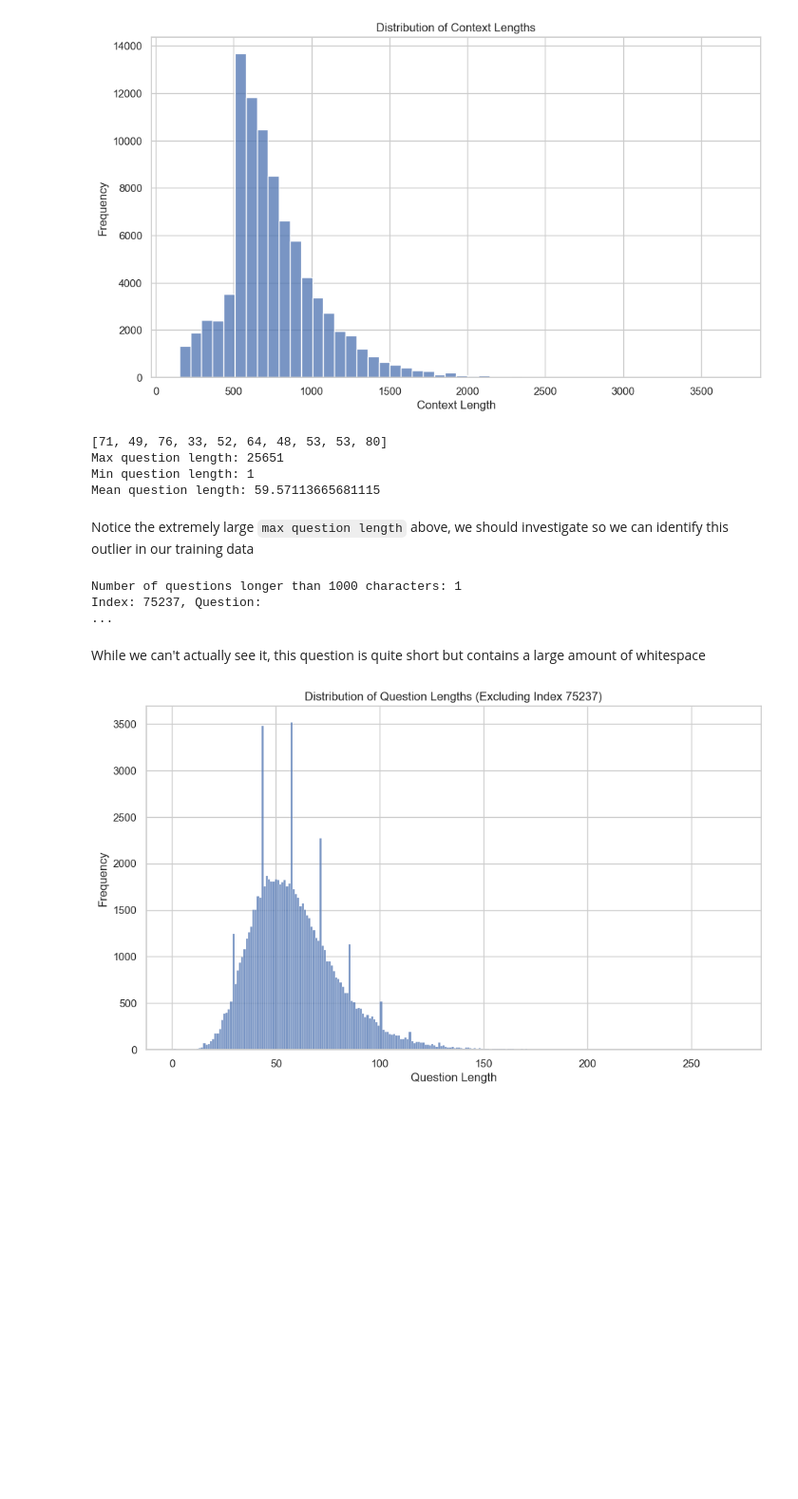
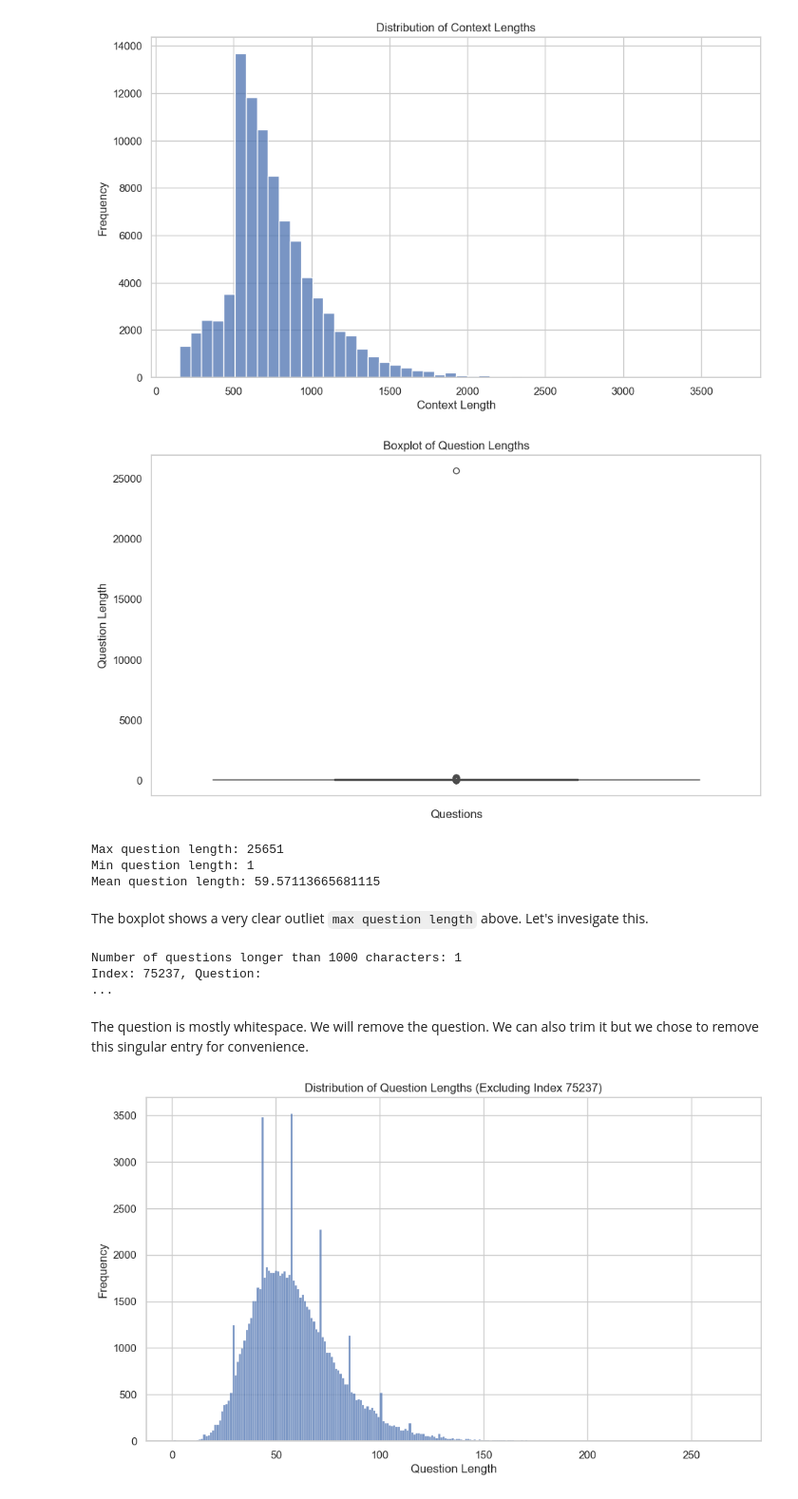
Before and after one commit to dominicfanucchi/aai-520_group8, a Jupyter notebook: AAI52-Group8-Final.ipynb, the cells around one changed output. Shown at 95% size. Drawn from its saved outputs; the diff is of its cells as text; code cells hidden in the pictures; blank space fills up the shorter version.

```diff
--- a/AAI52-Group8-Final.ipynb
+++ b/AAI52-Group8-Final.ipynb
@@ -118,16 +122,25 @@ plt.show()
 # %% [output]
 [figure]
 # %%
-question_lengths = [len(ex['question']) for ex in train_data]
-print(question_lengths[:10])
+question_lengths = [len(sample['question']) for sample in train_data]
+
+# Create the boxplot
+plt.figure(figsize=(10, 6))
+sns.boxplot(data=question_lengths)
+plt.title('Boxplot of Question Lengths')
+plt.ylabel('Question Length')
+plt.xlabel('Questions')
+plt.grid(axis='y')
+plt.show()
+
 print(f"Max question length: {max(question_lengths)}")
 print(f"Min question length: {min(question_lengths)}")
 print(f"Mean question length: {np.mean(question_lengths)}")
 # %% [output]
+[figure, added]
-[71, 49, 76, 33, 52, 64, 48, 53, 53, 80]
 Max question length: 25651
 Min question length: 1
 Mean question length: 59.57113665681115
-# %% [markdown]
-Notice the extremely large `max question length` above, we should investigate so we can identify this outlier in our training data
+# %% [markdown]
+The boxplot shows a very clear outliet `max question length` above. Let's invesigate this.
 # %%
@@ -139,7 +152,7 @@ for index, q in long_questions_with_indices[:5]:
 # %% [output]
 Number of questions longer than 1000 characters: 1
 Index: 75237, Question:                                                                                                                                                                                  ...
-# %% [markdown]
-While we can't actually see it, this question is quite short but contains a large amount of whitespace
+# %% [markdown]
+The question is mostly whitespace. We will remove the question. We can also trim it but we chose to remove this singular entry for convenience.
 # %%
 # Exclude the question at index 75237
```
Also changed, not shown: parts of 12 cells of this notebook, 1 other file.
